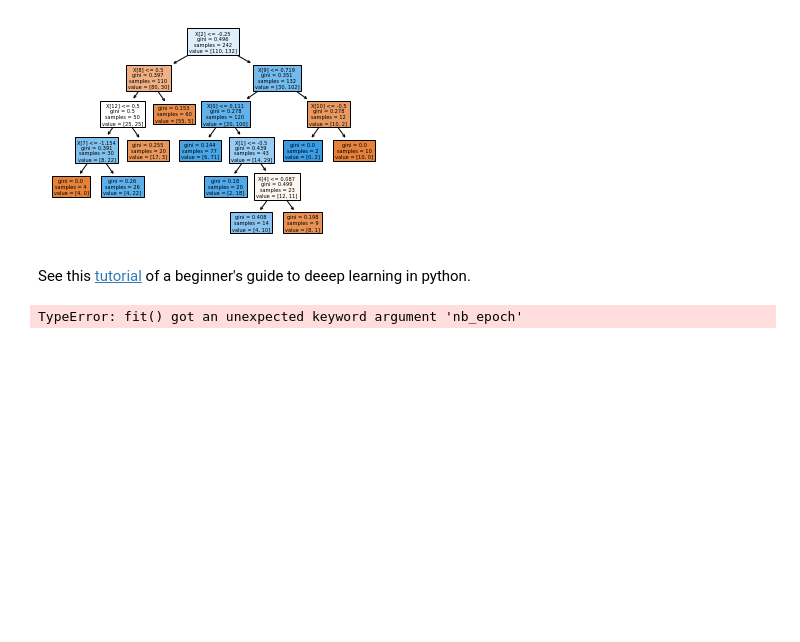
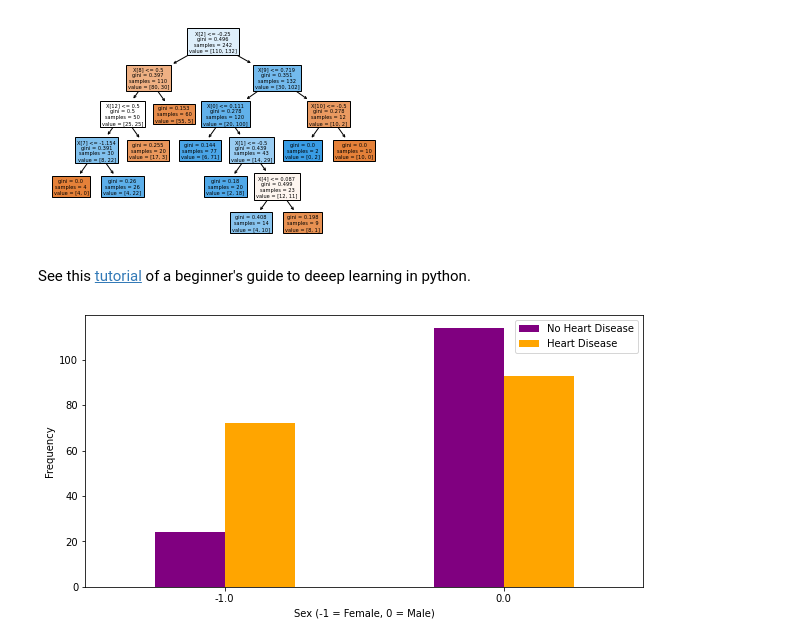
Before and after one commit to catstacks/TDADSAssignments, a Jupyter notebook: Neural_Networks.ipynb, the cells around one changed output. Cells and saved outputs as stored; diff of their text form; code cells hidden in the pictures; blank space fills up the shorter version.

```diff
--- a/Neural_Networks.ipynb
+++ b/Neural_Networks.ipynb
@@ -578,7 +582,12 @@ classifier.add(Dense(1, kernel_initializer = 'uniform', activation = 'sigmoid'))
 
 # Compiling the ANN
 classifier.compile(optimizer = 'adam', loss = 'binary_crossentropy', metrics = ['accuracy'])
-# %%
-classifier.fit(X_train, y_train, batch_size = 10, nb_epoch = 100)
-# %% [output]
-TypeError: fit() got an unexpected keyword argument 'nb_epoch'
+# %%
+pd.crosstab(rscaled_heart_df.sex, rscaled_heart_df.target).plot(kind="bar",figsize=(10,5),color=['purple','orange' ])
+plt.xlabel('Sex (-1 = Female, 0 = Male)')
+plt.xticks(rotation=0)
+plt.legend(["No Heart Disease", "Heart Disease"])
+plt.ylabel('Frequency')
+plt.show()
+# %% [output]
+[figure, added]
```
Also changed, not shown: parts of 2 cells of this notebook.
